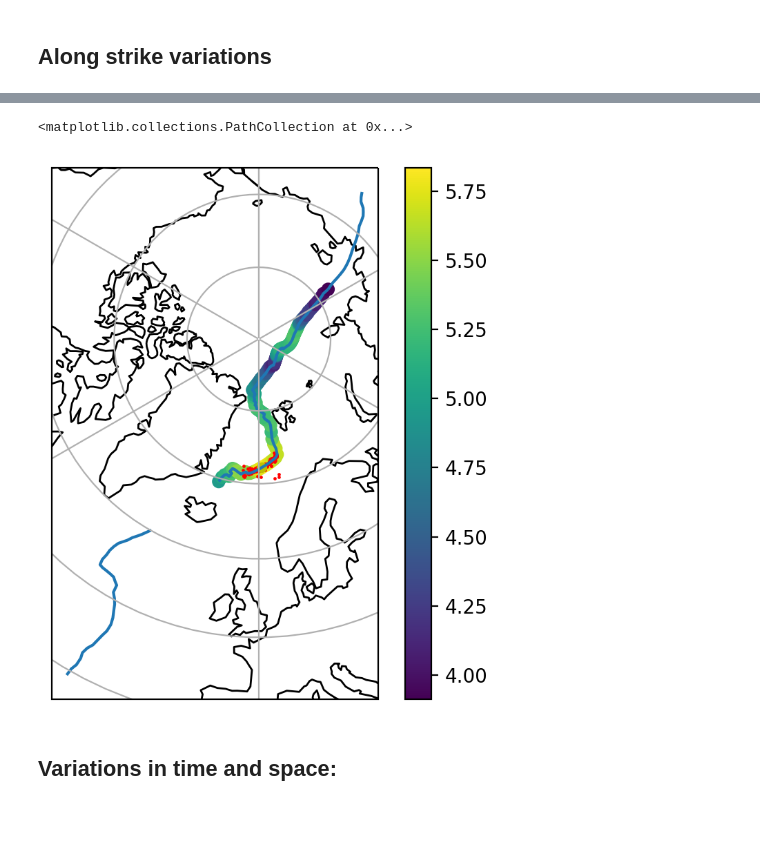
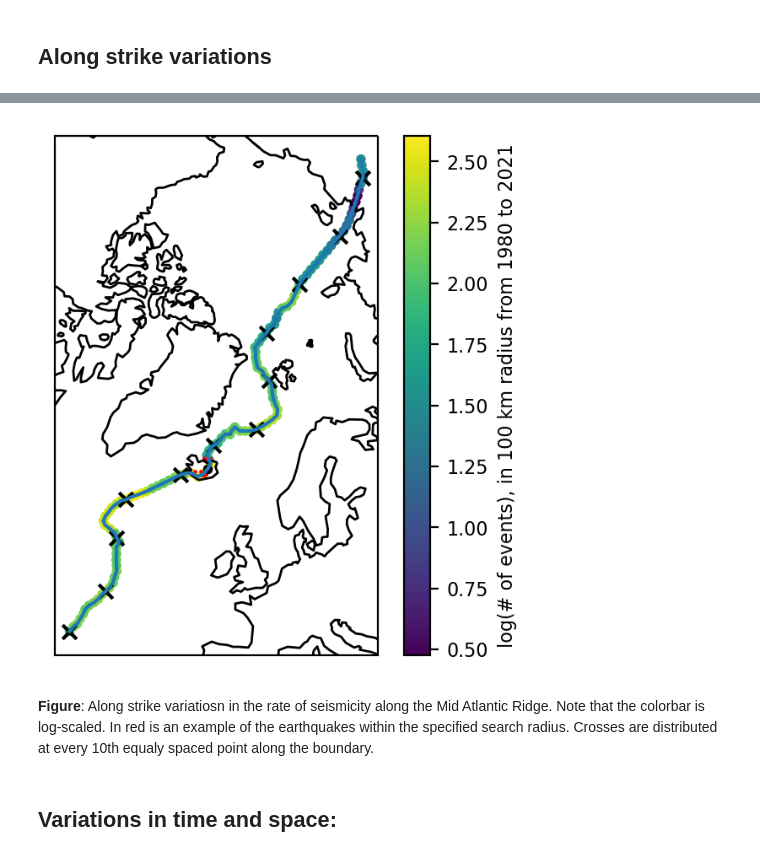
Before and after one commit to keliankaz/GrGIA_seismicity, a Jupyter notebook: gr_gia_seismic_analisys.ipynb, the cells around one changed output, grey strips where cells are left out. Saved outputs shown, nothing was run; the diff lists cells and outputs as text; code cells hidden in the pictures; blank space fills up the shorter version.

```diff
--- a/gr_gia_seismic_analisys.ipynb
+++ b/gr_gia_seismic_analisys.ipynb
@@ -49,5 +64,5 @@ array(['', 'subduction'], dtype=object)
 # %%
-north_antlantic_plate_boundary = plate_boundaries.loc[plate_boundaries.Name=='NA-EU']
+north_antlantic_plate_boundary = plate_boundaries.loc[(plate_boundaries.Name=='NA-EU') | (plate_boundaries.Name=='EU-NA')]
 north_antlantic_plate_boundary
 # %% [output]
 |  | LAYER | Name | Source | PlateA | PlateB | Type | geometry |
@@ -146,3 +225,22 @@ def k_nearest_search(points,queries,k):
     """Searches for k nearest points to a query lat lon point and returns a list of corresponding indices."""
     tree = BallTree(np.deg2rad(points), metric='haversine')
     return tree.query(np.deg2rad(queries),k=k)[1]
+
+def get_geometry_neighbors(
+    catalog: pd.DataFrame,
+    boundary: LineString,
+    fun: Callable = radius_search,
+    kwarg: dict = {"radius":100},
+    return_unique: bool = False,
+    ):
+    """Returns a list of indices of earthquakes that are neighboring the the specified linestring geometry."""
+
+    queries = np.array([boundary.xy[1], boundary.xy[0]]).T
+    points = np.array([catalog.lat.to_numpy(),catalog.lon.to_numpy()]).T
+
+    indices = fun(points,queries,**kwarg)
+
+    if return_unique:
+        indices = np.unique(np.concatenate(indices))
+
+    return indices
@@ -170,6 +296,2 @@ def get_bootstrapped(f, kwarg, n=1000):
 # %% [markdown]
 ## Along strike variations
-# %%
-boundary = gdf_line_interpolate.iloc[1]
-queries = np.array([boundary.geometry.coords.xy[1], boundary.geometry.coords.xy[0]]).T
-points = np.array([catalog.lat.to_numpy(),catalog.lon.to_numpy()]).T
@@ -185,20 +298,23 @@ ax.plot(rate)
 # %%
+RADIUS = 200 # km
+indices = get_geometry_neighbors(catalog, interp_merged_boundary, fun=radius_search, kwarg={"radius":RADIUS})
+rate = [len(i) for i in indices]
+
 crs = ccrs.NorthPolarStereo()
 crs_proj4 = crs.proj4_init
-na_pb = gdf_line_interpolate.geometry.to_crs(crs_proj4)
 
-fig, ax = plt.subplots(subplot_kw=dict(projection=crs),figsize=(5,5),dpi=200)
-na_pb.plot(ax=ax)
-bdr = ax.scatter(queries[:,1],queries[:,0],c=np.log(rate), transform=ccrs.PlateCarree())
+fig, ax = plt.subplots(subplot_kw=dict(projection=crs),figsize=(4,4),dpi=200)
+ax.plot(*interp_merged_boundary.xy, transform=ccrs.PlateCarree())
+bdr = ax.scatter(queries[:,1],queries[:,0],c=np.log10(rate), s = 10, transform=ccrs.PlateCarree())
 ax.coastlines()
-ax.gridlines()
-# ax.scatter(x=catalog.lon.to_numpy(), y=catalog.lat.to_numpy(), transform=ccrs.PlateCarree(), color='k', s=1);
-plt.colorbar(bdr)
-i = 20
+plt.colorbar(bdr,label=f'log(# of events), in {radius} km radius from {catalog.time.min().year} to {catalog.time.max().year}');
+i = 45
 ax.scatter(points[indices[i],1], points[indices[i],0], s=0.5,c='r', transform=ccrs.PlateCarree())
-ax.scatter(queries[i,1],queries[i,0],s=20,c='y', transform=ccrs.PlateCarree())
+ax.scatter(queries[i,1],queries[i,0],s=10,c='k', transform=ccrs.PlateCarree())
+ax.scatter(queries[::10,1],queries[::10,0],marker='x',c='k', transform=ccrs.PlateCarree());
 # %% [output]
-<matplotlib.collections.PathCollection at 0x...>
-[figure, old version]
+[figure, new version]
+# %% [markdown]
+**Figure**: Along strike variatiosn in the rate of seismicity along the Mid Atlantic Ridge. Note that the colorbar is log-scaled. In red is an example of the earthquakes within the specified search radius. Crosses are distributed at every 10th equaly spaced point along the boundary.
 # %% [markdown]
 ## Variations in time and space:
```
Also changed, not shown: parts of 27 cells of this notebook.
